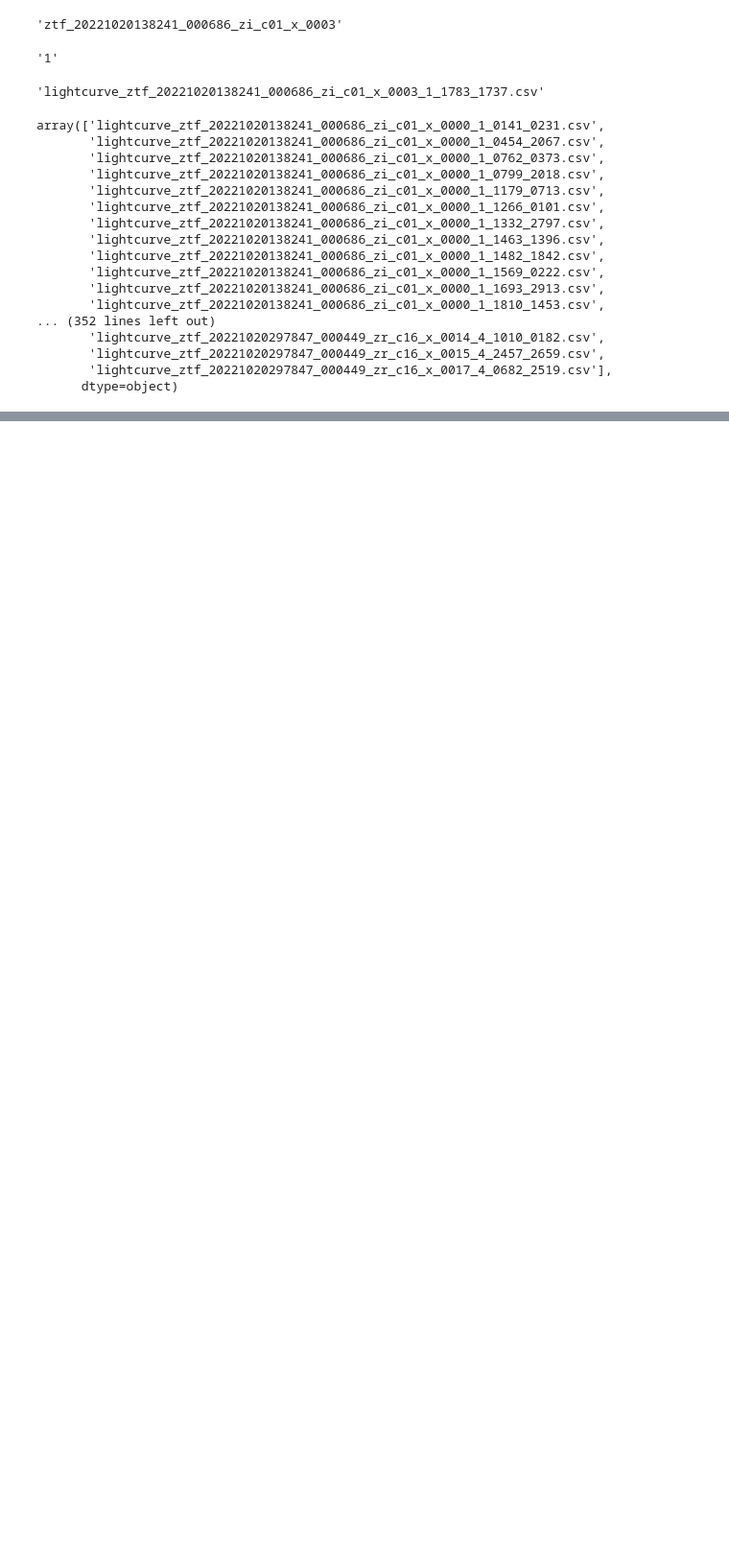
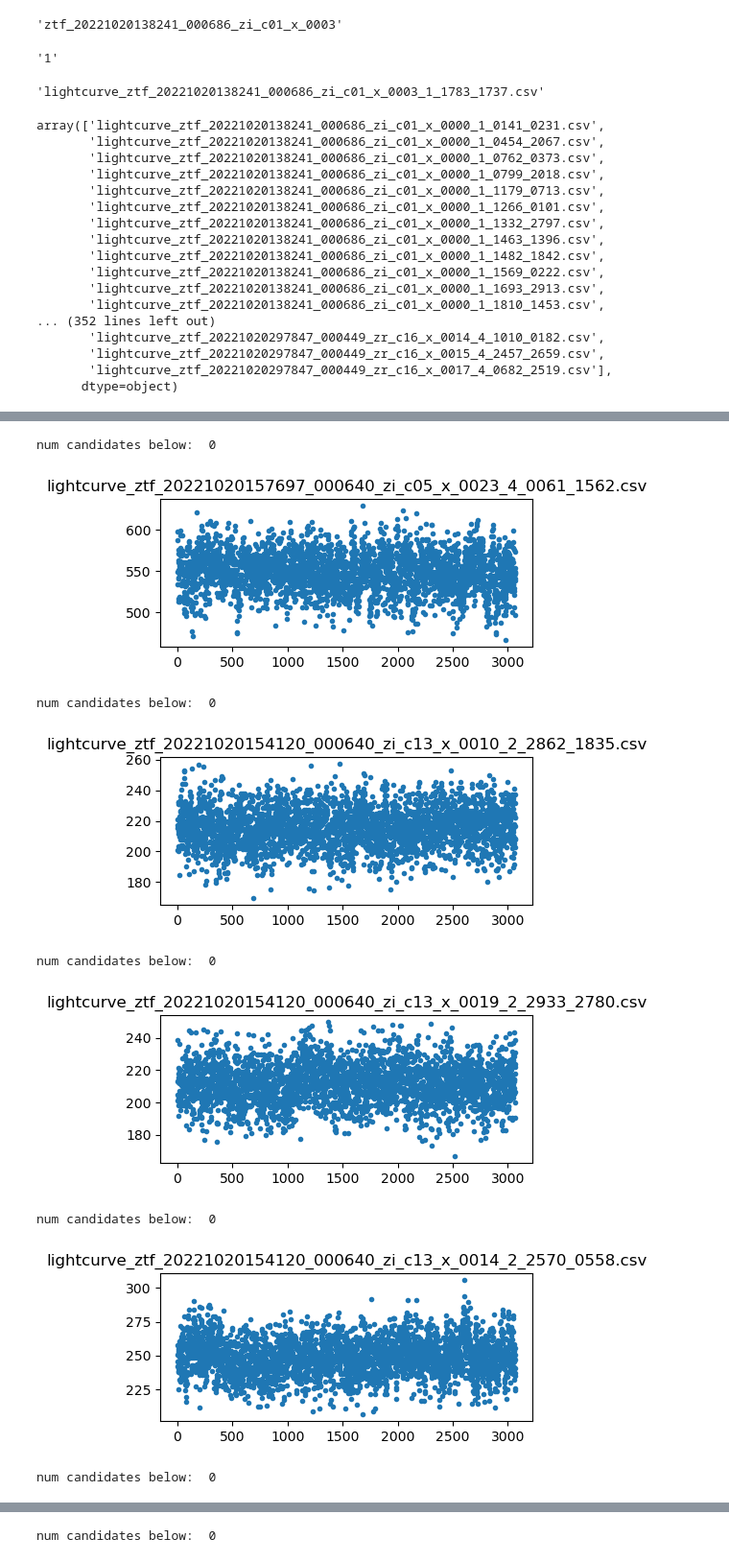
Before and after one commit to SHDaniels/Continuous-Readout-Image-Transient-Detection-with-CNNs, a Jupyter notebook: get_lc_num_in_stars.ipynb, the cells around one changed output, grey strips where cells are left out. Shown at 96% size. Drawn from its saved outputs; the diff is of its cells as text; code cells hidden in the pictures; blank space fills up the shorter version.

Commit message:
finishing up sobel, inspecting top candidates so far

```diff
--- a/get_lc_num_in_stars.ipynb
+++ b/get_lc_num_in_stars.ipynb
@@ -106,0 +204,24 @@ KeyboardInterrupt:
+# %%
+plt.rcParams["figure.figsize"] = (5, 2)
+for i, lightcurve in pd.DataFrame(alist).sort_values(1, ascending=True)[:30].iterrows():
+        print("num candidates below: ",lightcurve[1] )
+        try:
+            loaded = pd.read_csv(lcpath+lightcurve[0])
+            plt.plot(loaded['flux_hap_2'][:-10], '.')
+            plt.title(lightcurve[0])
+            plt.show()
+            # break
+        except:
+            # break
+            print(lightcurve[0])
+        # plt.show()
+# %% [output]
+num candidates below:  0
+[figure, added]
+num candidates below:  0
+[figure, added]
+num candidates below:  0
+[figure, added]
+num candidates below:  0
+[figure, added]
+num candidates below:  0
@@ -106,0 +229 @@ KeyboardInterrupt:
+num candidates below:  0
```
Also changed, not shown: parts of 12 cells of this notebook, 4 other files.
